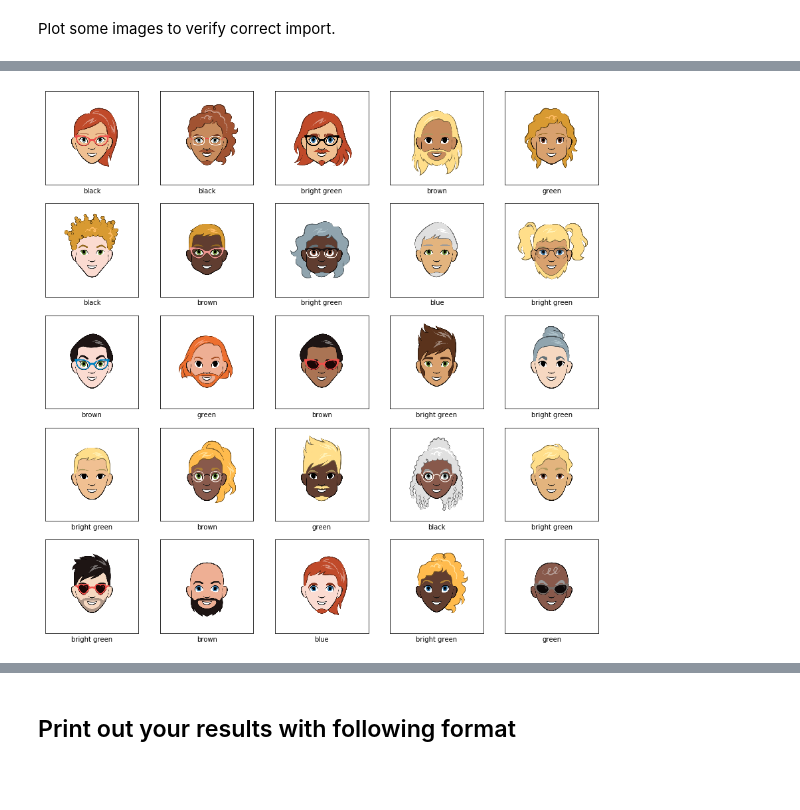
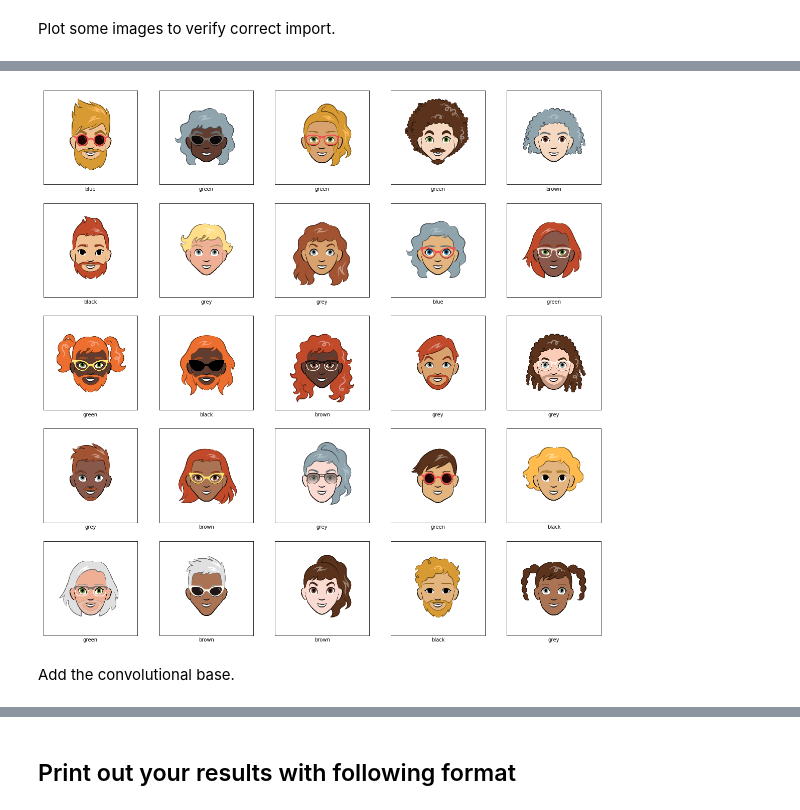
Before and after one commit to KonradChlupka/AMLSassignment19_20, a Jupyter notebook: AMLS_19-20_SN16076397/main_jupyter.ipynb, the cells around one changed output, grey strips where cells are left out. Cells and saved outputs as stored; diff of their text form; code cells hidden in the pictures; blank space fills up the shorter version.

```diff
--- a/AMLS_19-20_SN16076397/main_jupyter.ipynb
+++ b/AMLS_19-20_SN16076397/main_jupyter.ipynb
@@ -125,6 +137,7 @@ def load_images_and_labels(images_dirname):
     # get paths of images
     images_dir = os.path.join("./Datasets", images_dirname, "img")
     image_paths = sorted([os.path.join(images_dir, l) for l in os.listdir(images_dir)], key=lambda x: int(x.split(".")[1].split("/")[-1]))
+    image_paths = image_paths[:1000] # TODO: remove
 
     images = []
     for image_path in image_paths:
@@ -141,11 +154,9 @@ def load_images_and_labels(images_dirname):
     lines = labels_file.readlines()
     labels_file.close()
     labels = []
-    for line in lines[1:]:
+    for line in lines[1:1001]:  # TODO: remove limit
         line = line.split()
         labels.append([int(line[1]), int(line[2]), line[3]])
-    labels = np.array(labels)
-
 
     return images, labels
 # %%
@@ -154,2 +167,5 @@ b2_X_test_raw, b2_y_test_raw = load_images_and_labels("cartoon_set_test")
+# %%
+b2_X_train = b2_X_train_raw / 255.0
+b2_X_test = b2_X_test_raw / 255.0
 # %% [markdown]
 Plot some images to verify correct import.
@@ -186,15 +172,17 @@ plt.imshow(b2_X_train_raw[0].astype(np.int16), cmap=plt.cm.binary)
 # %%
-eye_color = {0: "brown", 1: "blue", 2: "green", 3: "bright green", 4: "black"}
+eye_color = {0: "brown", 1: "blue", 2: "green", 3: "grey", 4: "black"}
 
-plt.figure(figsize=(15, 15))
+plt.figure(figsize=(20, 20))
 
 for i in range(25):
     plt.subplot(5, 5, i + 1)
     plt.xticks([])
     plt.yticks([])
     plt.grid(False)
-    plt.imshow(b2_X_train_raw[i].astype(np.int16), cmap=plt.cm.binary)
-    plt.xlabel(eye_color[int(b2_y_train_raw[i][1])])
+    plt.imshow(b2_X_train[i], cmap=plt.cm.binary)
+    plt.xlabel(eye_color[int(b2_y_train_raw[i][0])])
 plt.show()
 # %% [output]
-[figure, old version]
+[figure, new version]
+# %% [markdown]
+Add the convolutional base.
```
Also changed, not shown: parts of 23 cells of this notebook.
